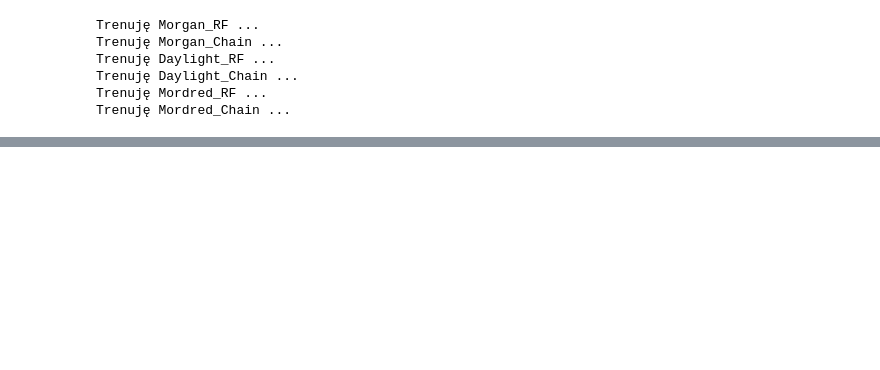
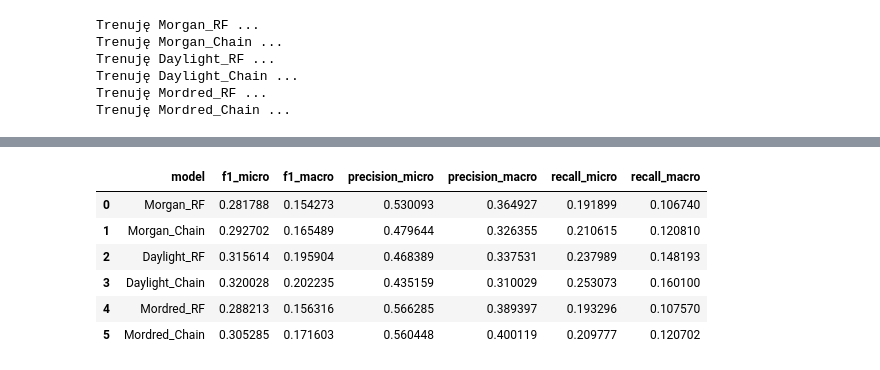
Before and after one commit to cluiverto/osmo, a Jupyter notebook: notebooks/morgan_mordred_daylight.ipynb, the cells around one changed output, grey strips where cells are left out. Saved outputs shown, nothing was run; the diff lists cells and outputs as text; code cells hidden in the pictures; blank space fills up the shorter version.

Commit message:
morgan mordred daylight script training scores total

```diff
--- a/notebooks/morgan_mordred_daylight.ipynb
+++ b/notebooks/morgan_mordred_daylight.ipynb
@@ -247,0 +255,39 @@ df_per_label.head()
+# %%
+# Statystyki zbiorcze dla wszystkich modeli
+summary_stats = []
+
+for model_key, model_data in models.items():
+    # Oblicz metryki zbiorcze
+    y_test = model_data['y_test']
+    y_pred = model_data['y_pred']
+
+    # Metryki dla całego zbioru
+    f1_micro = f1_score(y_test, y_pred, average='micro')
+    f1_macro = f1_score(y_test, y_pred, average='macro')
+    precision_micro = precision_score(y_test, y_pred, average='micro')
+    precision_macro = precision_score(y_test, y_pred, average='macro')
+    recall_micro = recall_score(y_test, y_pred, average='micro')
+    recall_macro = recall_score(y_test, y_pred, average='macro')
+
+    # Dodaj do tabeli podsumowującej
+    summary_stats.append({
+        'model': model_key,
+        'f1_micro': f1_micro,
+        'f1_macro': f1_macro,
+        'precision_micro': precision_micro,
+        'precision_macro': precision_macro,
+        'recall_micro': recall_micro,
+        'recall_macro': recall_macro
+    })
+
+# Utwórz DataFrame z wynikami
+summary_df = pd.DataFrame(summary_stats)
+summary_df
+# %% [output]
+|  | model | f1_micro | f1_macro | precision_micro | precision_macro | recall_micro | recall_macro |
+| 0 | Morgan_RF | 0.281788 | 0.154273 | 0.530093 | 0.364927 | 0.191899 | 0.106740 |
+| 1 | Morgan_Chain | 0.292702 | 0.165489 | 0.479644 | 0.326355 | 0.210615 | 0.120810 |
+| 2 | Daylight_RF | 0.315614 | 0.195904 | 0.468389 | 0.337531 | 0.237989 | 0.148193 |
+| 3 | Daylight_Chain | 0.320028 | 0.202235 | 0.435159 | 0.310029 | 0.253073 | 0.160100 |
+| 4 | Mordred_RF | 0.288213 | 0.156316 | 0.566285 | 0.389397 | 0.193296 | 0.107570 |
+| 5 | Mordred_Chain | 0.305285 | 0.171603 | 0.560448 | 0.400119 | 0.209777 | 0.120702 |
```
Also changed, not shown: parts of 4 cells of this notebook.
